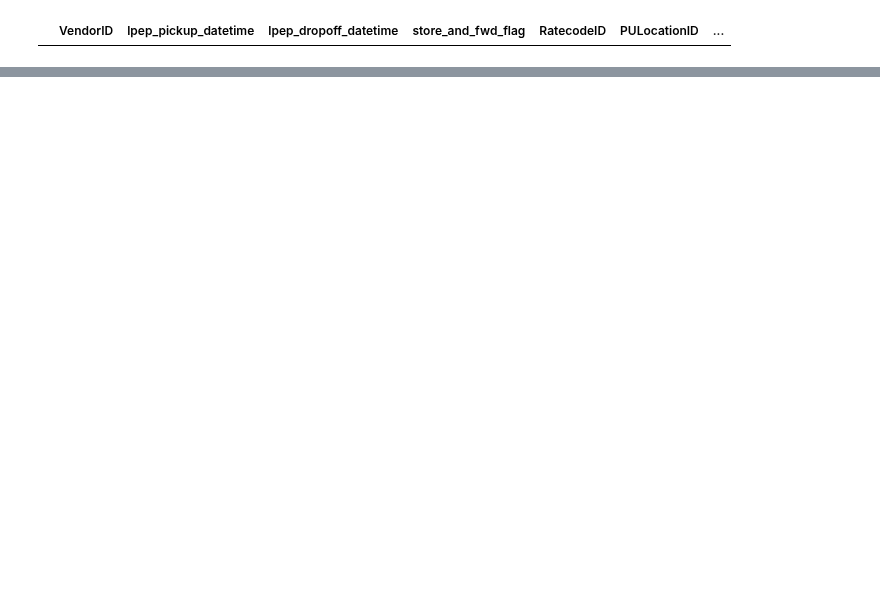
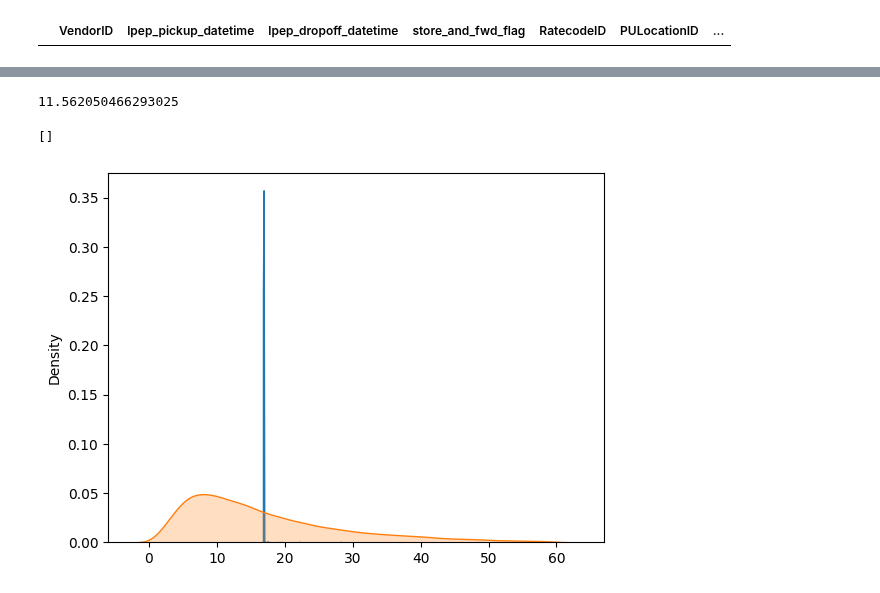
Before and after one commit to armand-winant/mlops-zoomcamp, a Jupyter notebook: introduction/duration-prediction.ipynb, the cells around one changed output, grey strips where cells are left out. Saved outputs shown, nothing was run; the diff lists cells and outputs as text; code cells hidden in the pictures; blank space fills up the shorter version.

```diff
--- a/introduction/duration-prediction.ipynb
+++ b/introduction/duration-prediction.ipynb
@@ -77,0 +89,19 @@ array([ 3.93333333,  8.75      ,  5.96666667, ..., 11.        ,
+# %%
+# LASSO REGRESSION
+# train model & generate predictions
+lr = Lasso()
+lr.fit(X, y)
+preds = lr.predict(X)
+
+# evalute RMSE
+rmse = root_mean_squared_error(preds, y)
+print(rmse)
+
+# plot predictions vs truth
+sns.kdeplot(preds, fill=True)
+sns.kdeplot(y, fill=True)
+plt.plot()
+# %% [output]
+11.562050466293025
+[]
+[figure, added]
```
Also changed, not shown: parts of 3 cells of this notebook.
